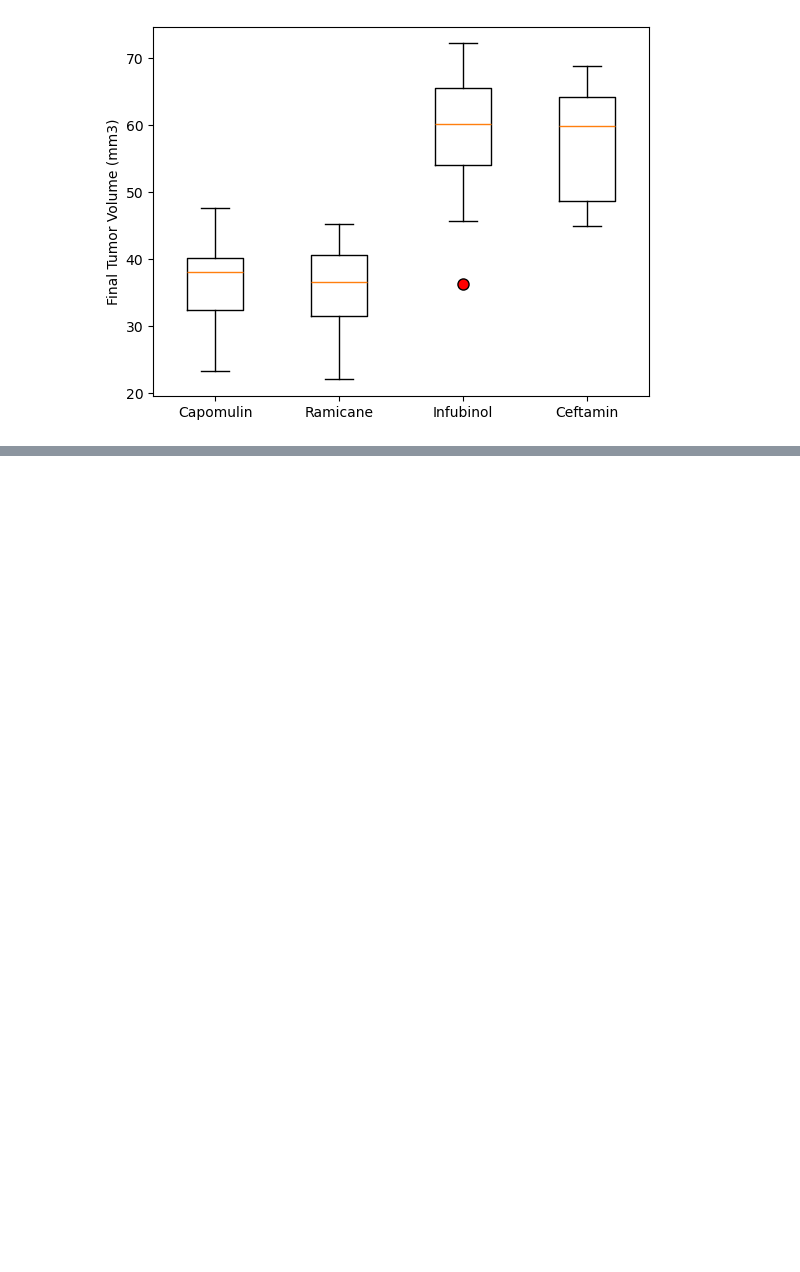
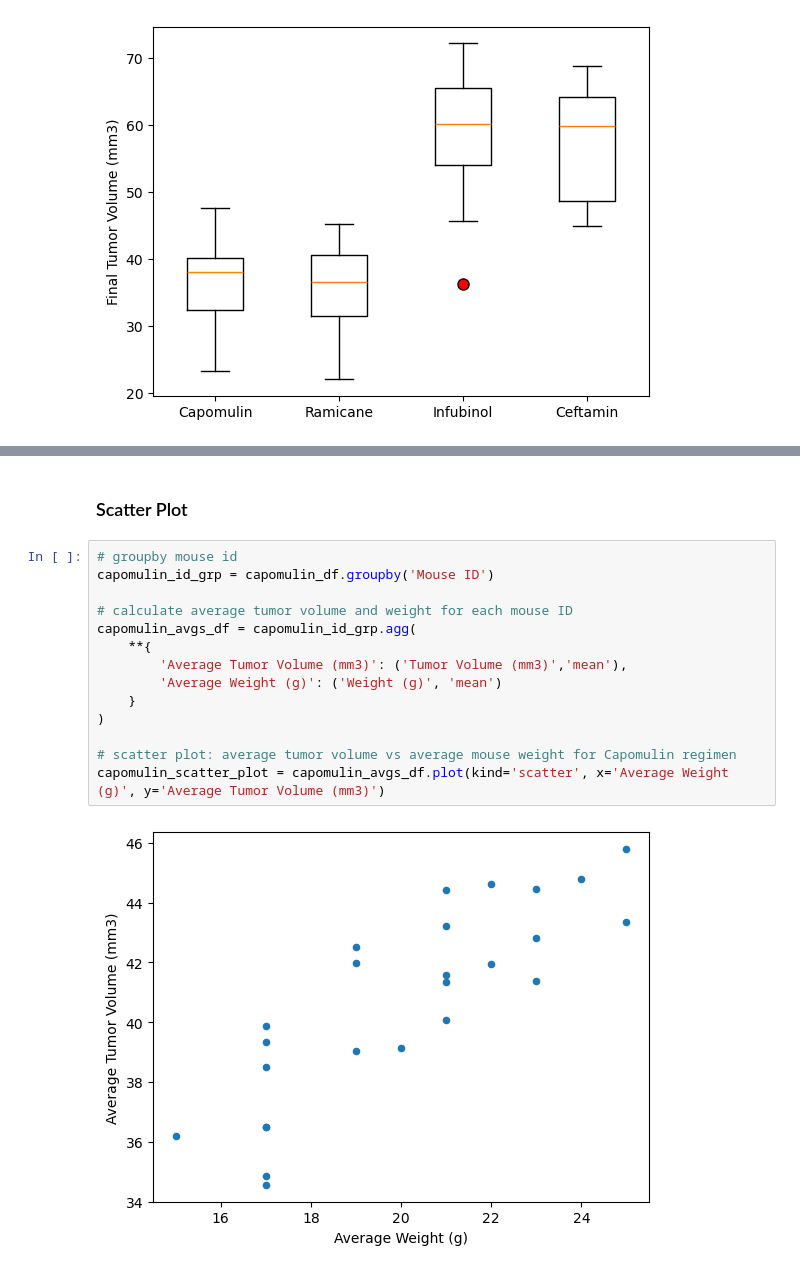
Before and after one commit to brianna-mitri/visualization-challenge, a Jupyter notebook: pymaceuticals.ipynb, the cells around one changed output, grey strips where cells are left out. Cells and saved outputs as stored; diff of their text form; blank space fills up the shorter version.

```diff
--- a/pymaceuticals.ipynb
+++ b/pymaceuticals.ipynb
@@ -256,0 +278,18 @@ plt.show()
+# %% [markdown]
+### Scatter Plot
+# %%
+# groupby mouse id
+capomulin_id_grp = capomulin_df.groupby('Mouse ID')
+
+# calculate average tumor volume and weight for each mouse ID
+capomulin_avgs_df = capomulin_id_grp.agg(
+    **{
+        'Average Tumor Volume (mm3)': ('Tumor Volume (mm3)','mean'),
+        'Average Weight (g)': ('Weight (g)', 'mean')
+    }
+)
+
+# scatter plot: average tumor volume vs average mouse weight for Capomulin regimen
+capomulin_scatter_plot = capomulin_avgs_df.plot(kind='scatter', x='Average Weight (g)', y='Average Tumor Volume (mm3)')
+# %% [output]
+[figure, added]
```
Also changed, not shown: parts of 4 cells of this notebook.
